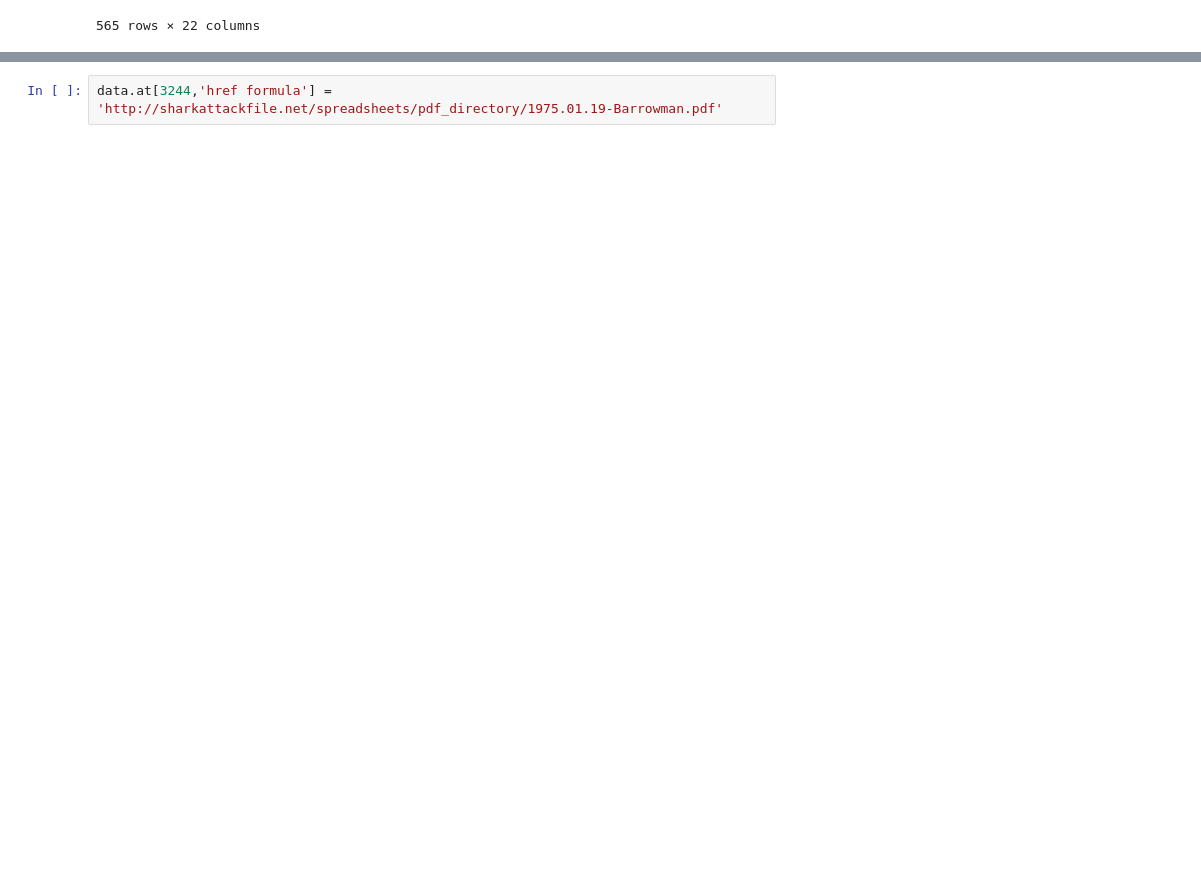
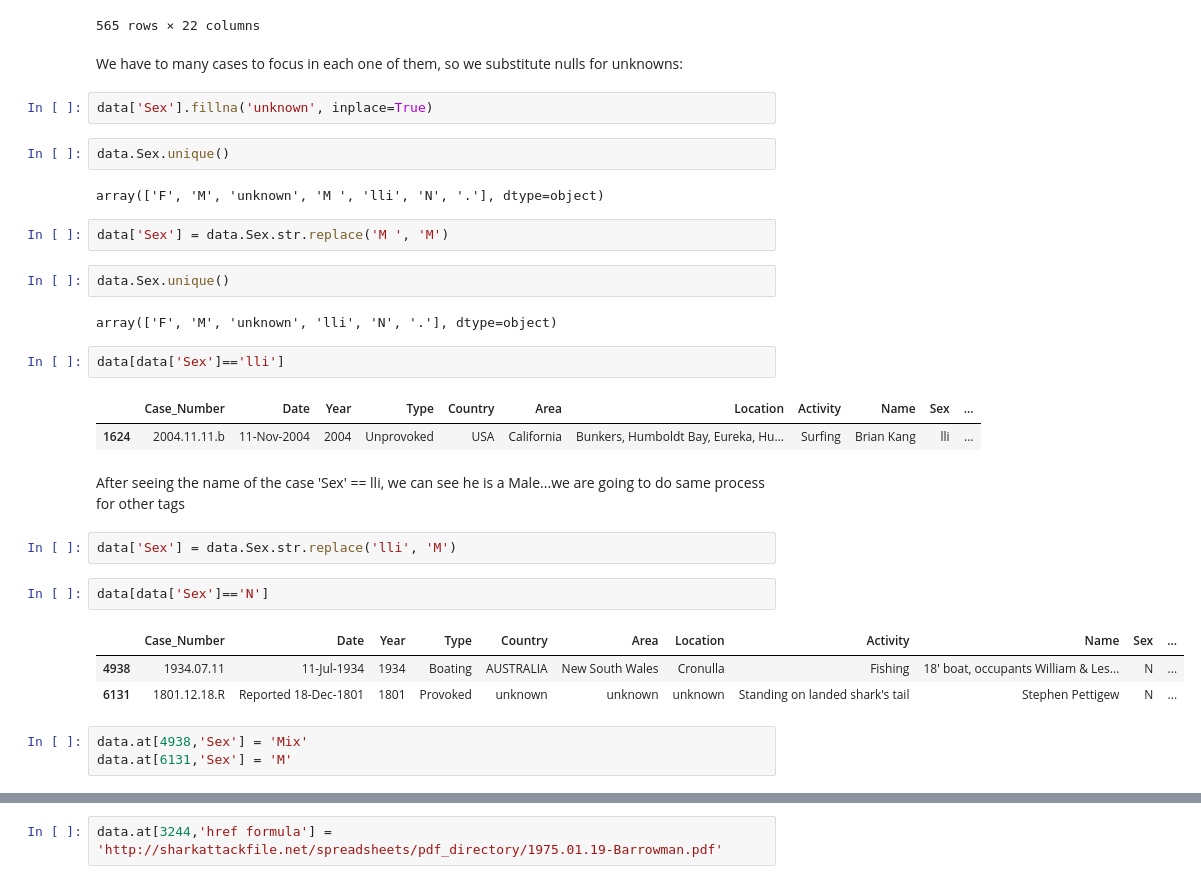
Before and after one commit to pombo7676/pombo7676-Proyecto-Semana-2-Sharks-Inigo-Larrea, a Jupyter notebook: Main/Sharks_main.ipynb, the cells around one changed output, grey strips where cells are left out. Drawn from its saved outputs; the diff is of its cells as text; blank space fills up the shorter version.

```diff
--- a/Main/Sharks_main.ipynb
+++ b/Main/Sharks_main.ipynb
@@ -441,3 +435,35 @@ data[data['Sex'].isna()]
 | 6278 | ND.0024 | Between 1918 & 1939 | 0 | Unprovoked | REUNION | Saint-Denis | Barachois | Swimming | unknown | NaN | ... |
 | 6287 | ND.0015 | Before 1917 | 0 | Unprovoked | FIJI | Moala Island | unknown | Wreck of large double sailing canoe | 20 Fijians | NaN | ... |
 565 rows × 22 columns
+# %% [markdown]
+We have to many cases to focus in each one of them, so we substitute nulls for unknowns:
+# %%
+data['Sex'].fillna('unknown', inplace=True)
+# %%
+data.Sex.unique()
+# %% [output]
+array(['F', 'M', 'unknown', 'M ', 'lli', 'N', '.'], dtype=object)
+# %%
+data['Sex'] = data.Sex.str.replace('M ', 'M')
+# %%
+data.Sex.unique()
+# %% [output]
+array(['F', 'M', 'unknown', 'lli', 'N', '.'], dtype=object)
+# %%
+data[data['Sex']=='lli']
+# %% [output]
+|  | Case_Number | Date | Year | Type | Country | Area | Location | Activity | Name | Sex | ... |
+| 1624 | 2004.11.11.b | 11-Nov-2004 | 2004 | Unprovoked | USA | California | Bunkers, Humboldt Bay, Eureka, Hu... | Surfing | Brian Kang | lli | ... |
+# %% [markdown]
+After seeing the name of the case 'Sex' == lli, we can see he is a Male...we are going to do same process for other tags
+# %%
+data['Sex'] = data.Sex.str.replace('lli', 'M')
+# %%
+data[data['Sex']=='N']
+# %% [output]
+|  | Case_Number | Date | Year | Type | Country | Area | Location | Activity | Name | Sex | ... |
+| 4938 | 1934.07.11 | 11-Jul-1934 | 1934 | Boating | AUSTRALIA | New South Wales | Cronulla | Fishing | 18' boat, occupants William & Les... | N | ... |
+| 6131 | 1801.12.18.R | Reported 18-Dec-1801 | 1801 | Provoked | unknown | unknown | unknown | Standing on landed shark's tail | Stephen Pettigew | N | ... |
+# %%
+data.at[4938,'Sex'] = 'Mix'
+data.at[6131,'Sex'] = 'M'
```
Also changed, not shown: parts of 19 cells of this notebook.
